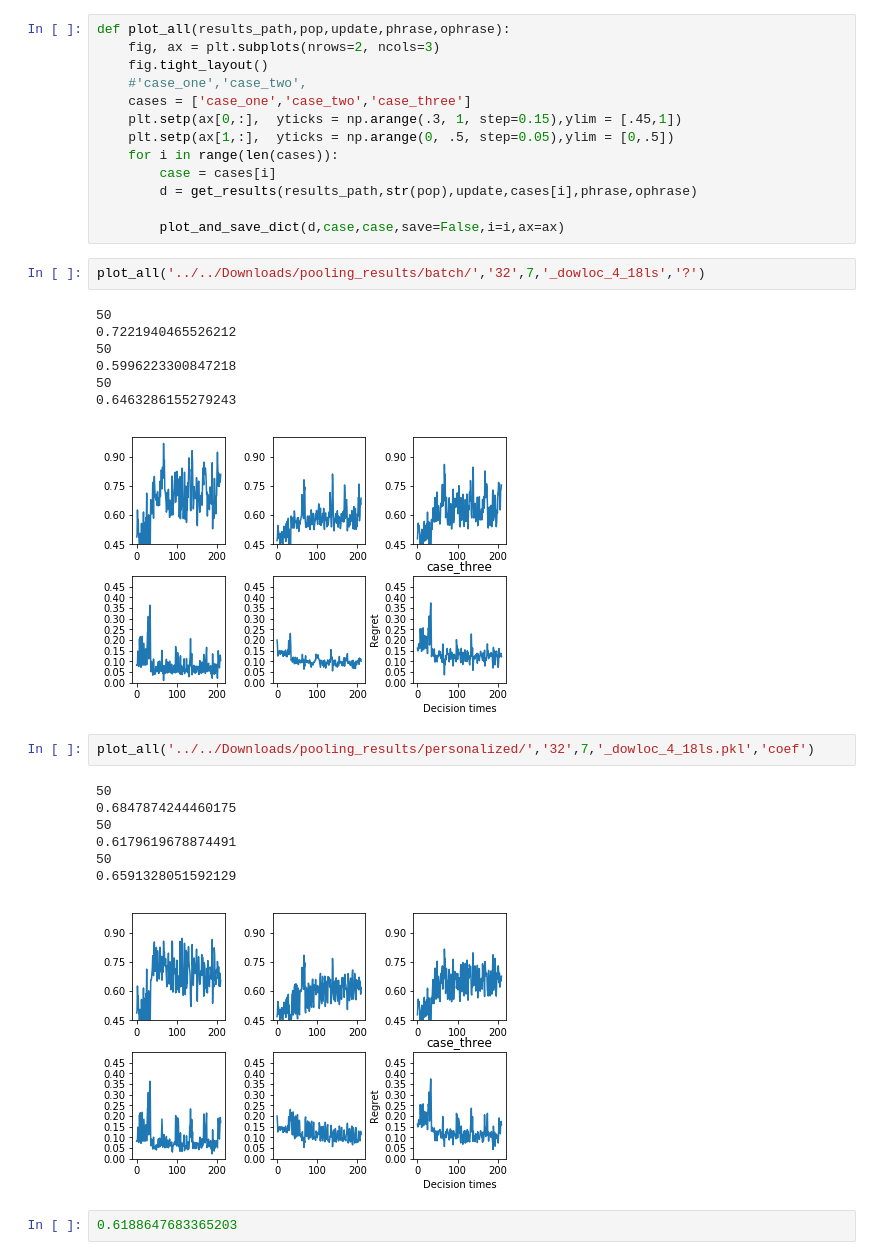
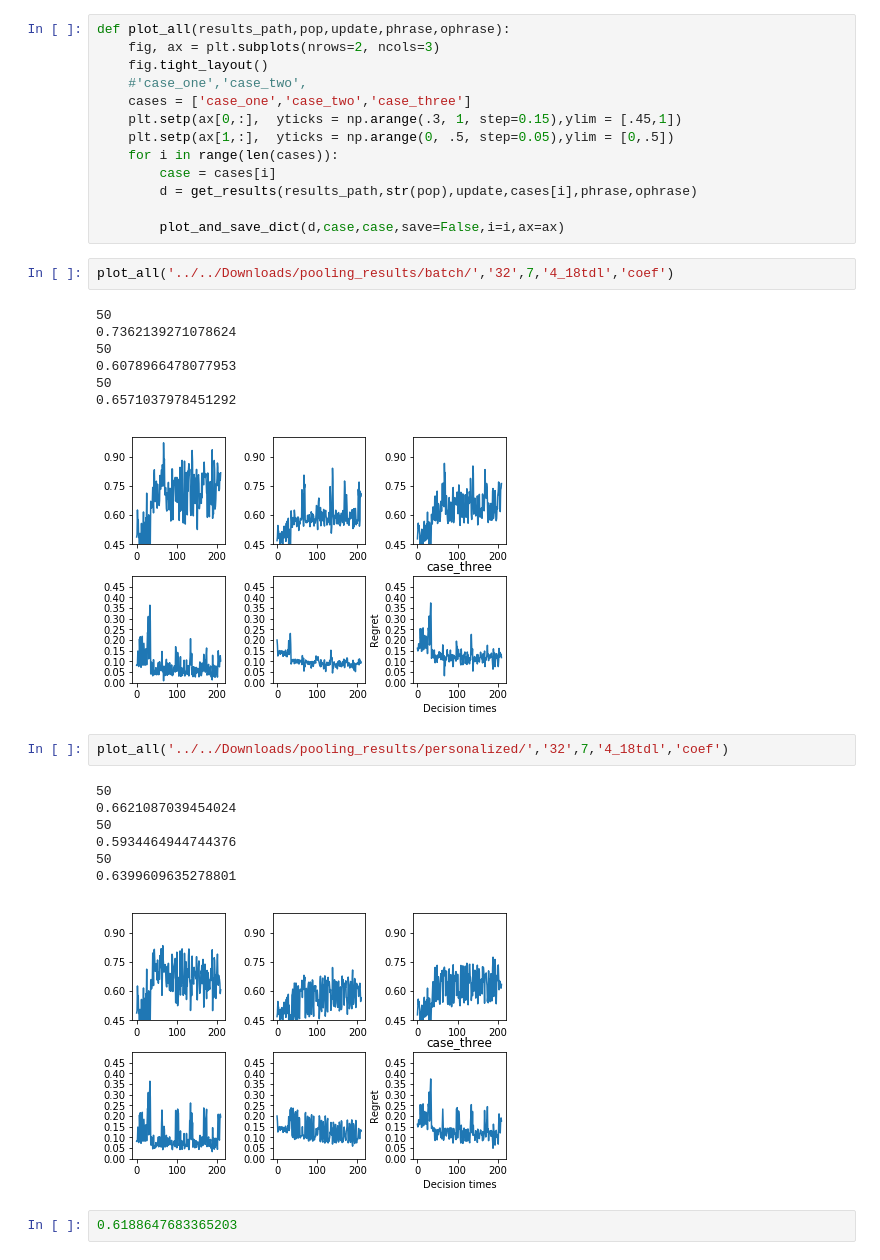
Before and after one commit to StatisticalReinforcementLearningLab/pooling_rl, a Jupyter notebook: evaluation/plot_all.ipynb, the cells around one changed output. Cells and saved outputs as stored; diff of their text form.

```diff
--- a/evaluation/plot_all.ipynb
+++ b/evaluation/plot_all.ipynb
@@ -105,25 +105,25 @@ def plot_all(results_path,pop,update,phrase,ophrase):
 
         plot_and_save_dict(d,case,case,save=False,i=i,ax=ax)
 # %%
-plot_all('../../Downloads/pooling_results/batch/','32',7,'_dowloc_4_18ls','?')
+plot_all('../../Downloads/pooling_results/batch/','32',7,'4_18tdl','coef')
 # %% [output]
 50
-0.7221940465526212
+0.7362139271078624
 50
-0.5996223300847218
+0.6078966478077953
 50
-0.6463286155279243
+0.6571037978451292
-[figure, old version]
+[figure, new version]
 # %%
-plot_all('../../Downloads/pooling_results/personalized/','32',7,'_dowloc_4_18ls.pkl','coef')
+plot_all('../../Downloads/pooling_results/personalized/','32',7,'4_18tdl','coef')
 # %% [output]
 50
-0.6847874244460175
+0.6621087039454024
 50
-0.6179619678874491
+0.5934464944744376
 50
-0.6591328051592129
+0.6399609635278801
-[figure, old version]
+[figure, new version]
 # %%
 0.6188647683365203
 # %%
```
Also changed, not shown: parts of 1 cell of this notebook, 3 other files.
